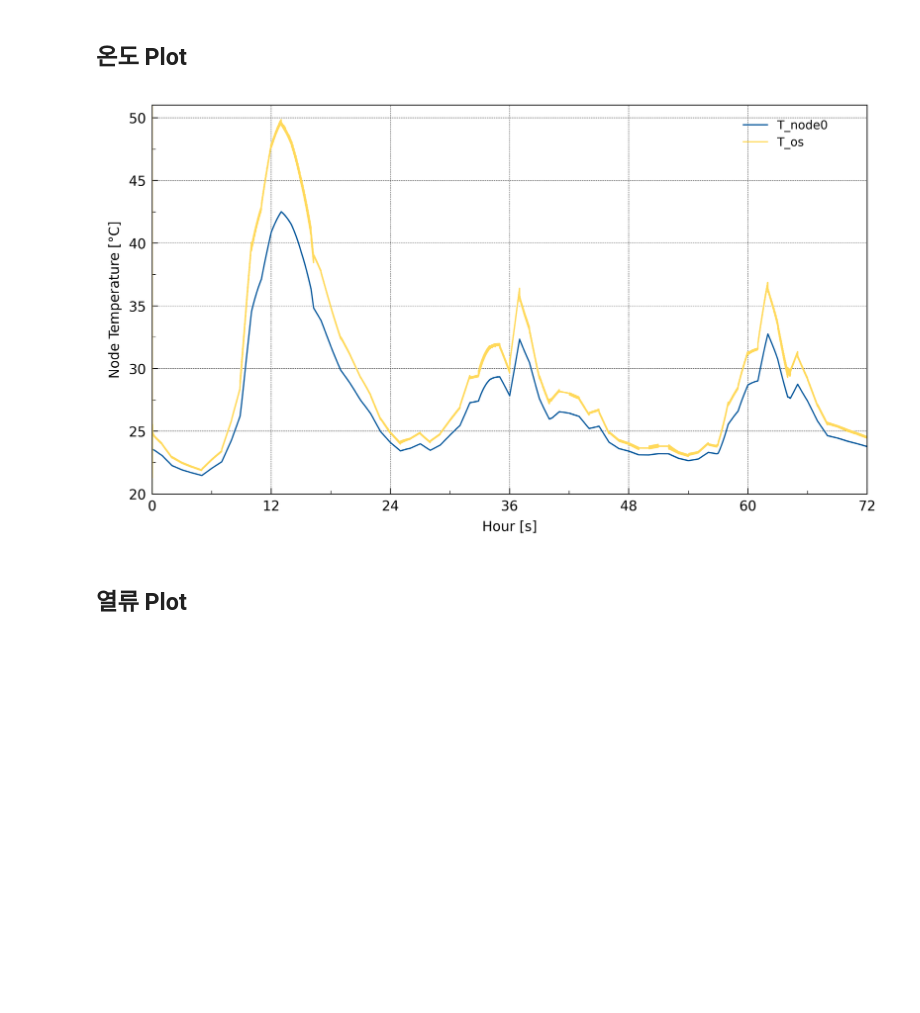
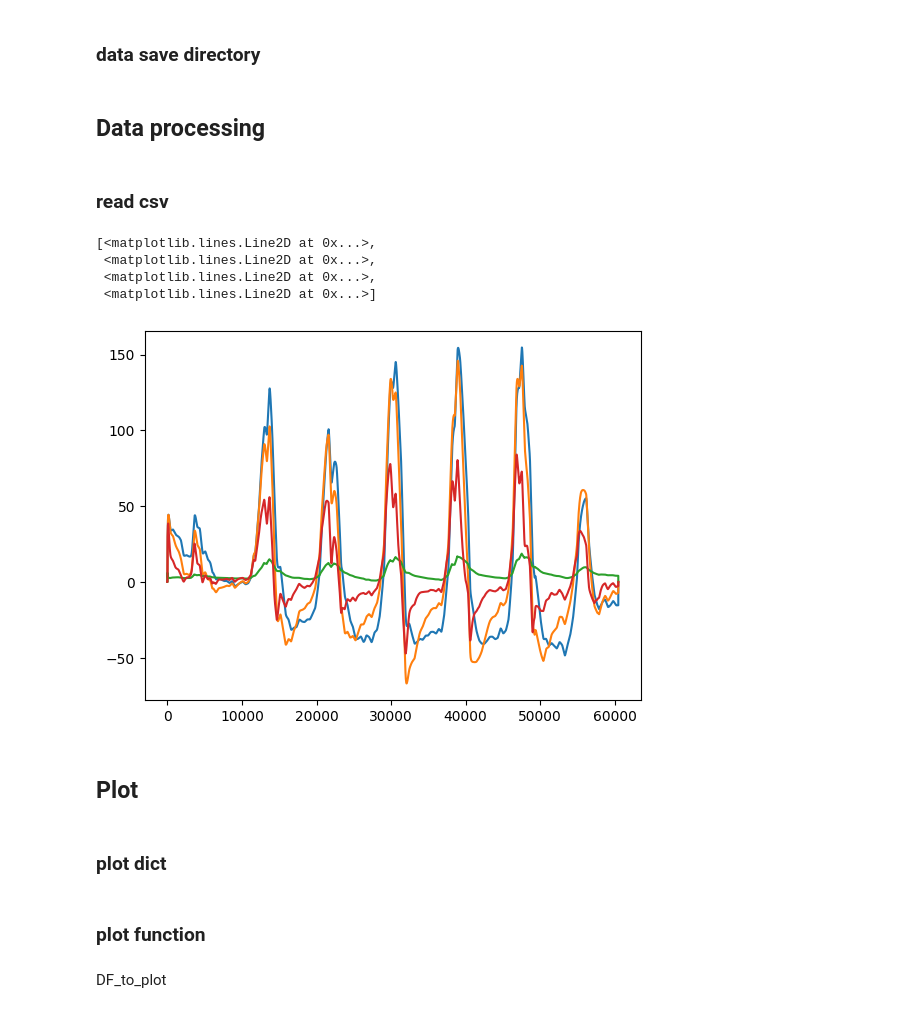
Before and after one commit to binbinbon/CAP_project, a Jupyter notebook: coding/플랏.ipynb, the cells around one changed output. Saved outputs shown, nothing was run; the diff lists cells and outputs as text; code cells hidden in the pictures; blank space fills up the shorter version.

```diff
--- a/coding/플랏.ipynb
+++ b/coding/플랏.ipynb
@@ -115,0 +82,11 @@ q_in0 = df_q_in_data.iloc[:,[0]]
+# %%
+season_dir = "Summer"
+conductance_dir = "0.5"
+insulation_dir = "EPS"
+pos_dir_list = ["inside","center","outside","double"]
+# %% [markdown]
+### data save directory
+# %% [markdown]
+## Data processing
+# %% [markdown]
+### read csv
@@ -116,2 +104,23 @@ q_in0 = df_q_in_data.iloc[:,[0]]
+# %%
+df_q_out_inside = pd.read_csv(f'../data/{season_dir}/{conductance_dir}/{insulation_dir}/{pos_dir_list[0]}_df_q_out.csv')
+df_q_out_center = pd.read_csv(f'../data/{season_dir}/{conductance_dir}/{insulation_dir}/{pos_dir_list[1]}_df_q_out.csv')
+df_q_out_outside = pd.read_csv(f'../data/{season_dir}/{conductance_dir}/{insulation_dir}/{pos_dir_list[2]}_df_q_out.csv')
+df_q_out_double = pd.read_csv(f'../data/{season_dir}/{conductance_dir}/{insulation_dir}/{pos_dir_list[3]}_df_q_out.csv')
+
+q_out_df_list = [df_q_out_inside, df_q_out_center, df_q_out_outside, df_q_out_double]
+
+df_q_out_all = pd.concat([q_out_df_list[i].iloc[:,[0]] for i in range(4)],axis=1)
+# df_q_out_all.rename(columns=[pos_dir_list[0],pos_dir_list[1],pos_dir_list[2],pos_dir_list[3]], inplace= True)
+df_q_out_all.columns = [pos_dir_list[0],pos_dir_list[1],pos_dir_list[2],pos_dir_list[3]]
+# %%
+plt.plot(df_q_out_all)
+# %% [output]
+[<matplotlib.lines.Line2D at 0x...>,
+ <matplotlib.lines.Line2D at 0x...>,
+ <matplotlib.lines.Line2D at 0x...>,
+ <matplotlib.lines.Line2D at 0x...>]
+[figure, added]
 # %% [markdown]
-## 온도 Plot
+## Plot
+# %% [markdown]
+### plot dict
@@ -118 +136,5 @@ q_in0 = df_q_in_data.iloc[:,[0]]
+# %% [markdown]
+### plot function
+# %% [markdown]
+DF_to_plot
 # %%
@@ -227,10 +251,3 @@ def plot(node1, node2, node_count, plot_label):
     fig.align_labels()
     fig.tight_layout(pad=0.2, h_pad=0.2)
     plt.subplots_adjust(hspace=0.35, wspace=0.35)
-# %%
-plot(T_node0, T_left_node0, 2,
-     ("T_node0", "T_os"))
-# %% [output]
-[figure, removed]
-# %% [markdown]
-## 열류 Plot
```
Also changed, not shown: parts of 20 cells of this notebook, 1 other file.
